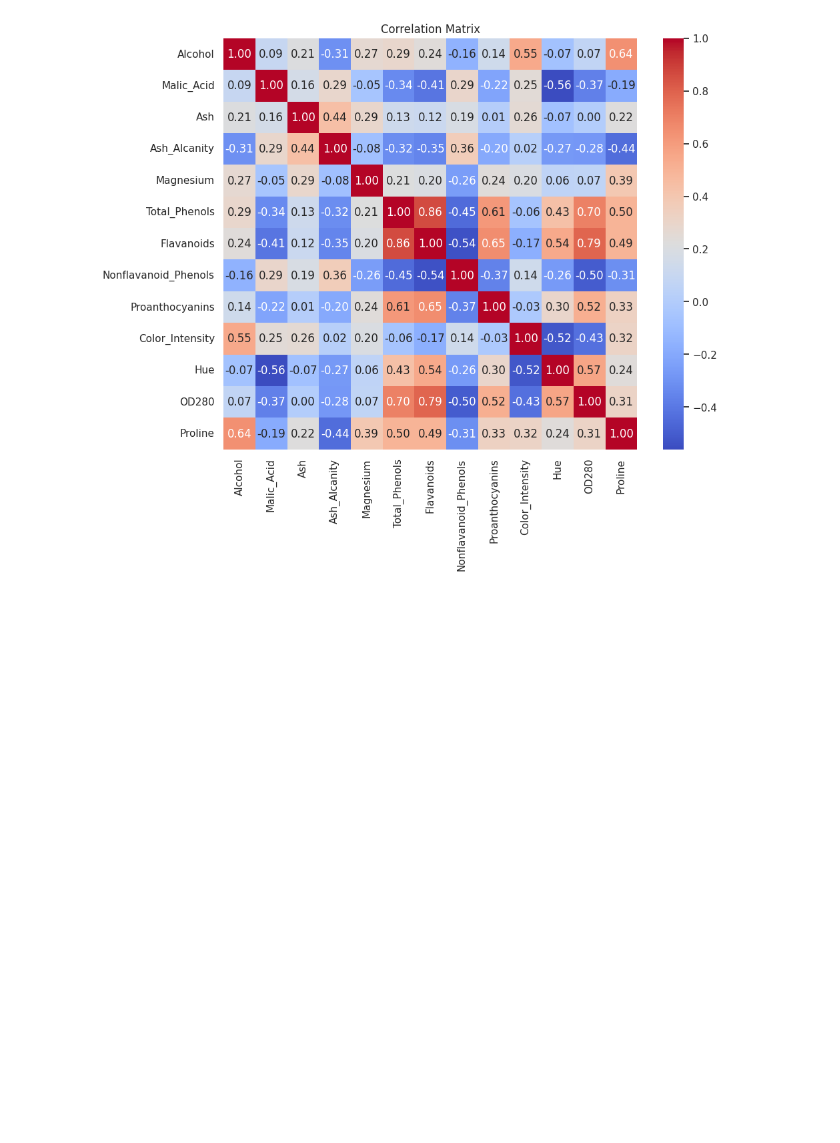
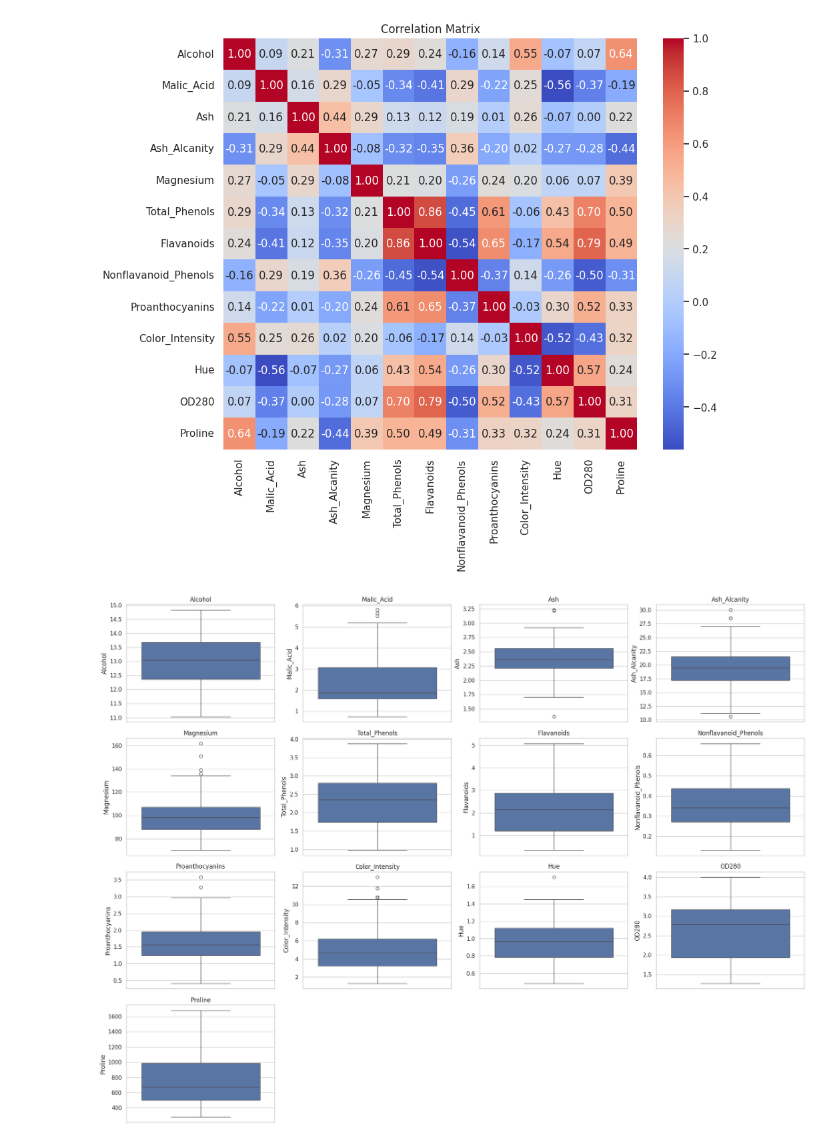
Before and after one commit to vyasn30/webelight-challenge, a Jupyter notebook: challenge2/eda.ipynb, the cells around one changed output. Drawn from its saved outputs; the diff is of its cells as text; code cells hidden in the pictures; blank space fills up the shorter version.

```diff
--- a/challenge2/eda.ipynb
+++ b/challenge2/eda.ipynb
@@ -116,3 +115,17 @@ plt.show()
 # %% [output]
 [figure]
 [figure]
+# %%
+
+# Box Plots for Each Feature to understand distribution, median, and identify outliers
+plt.figure(figsize=(20, 15))
+
+for i, column in enumerate(df.columns, 1):
+    plt.subplot(4, 4, i)
+    sns.boxplot(y=df[column])
+    plt.title(column)
+
+plt.tight_layout()
+plt.show()
+# %% [output]
+[figure, added]
```
Also changed, not shown: parts of 6 cells of this notebook, 9 other files.
